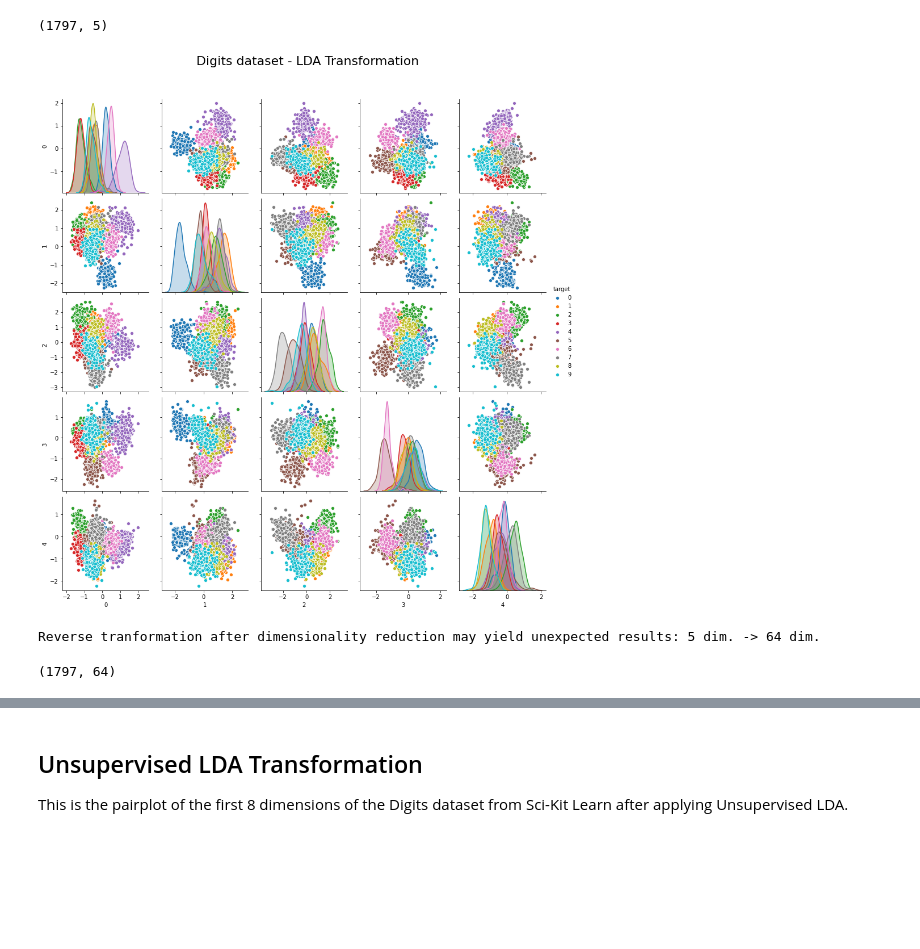
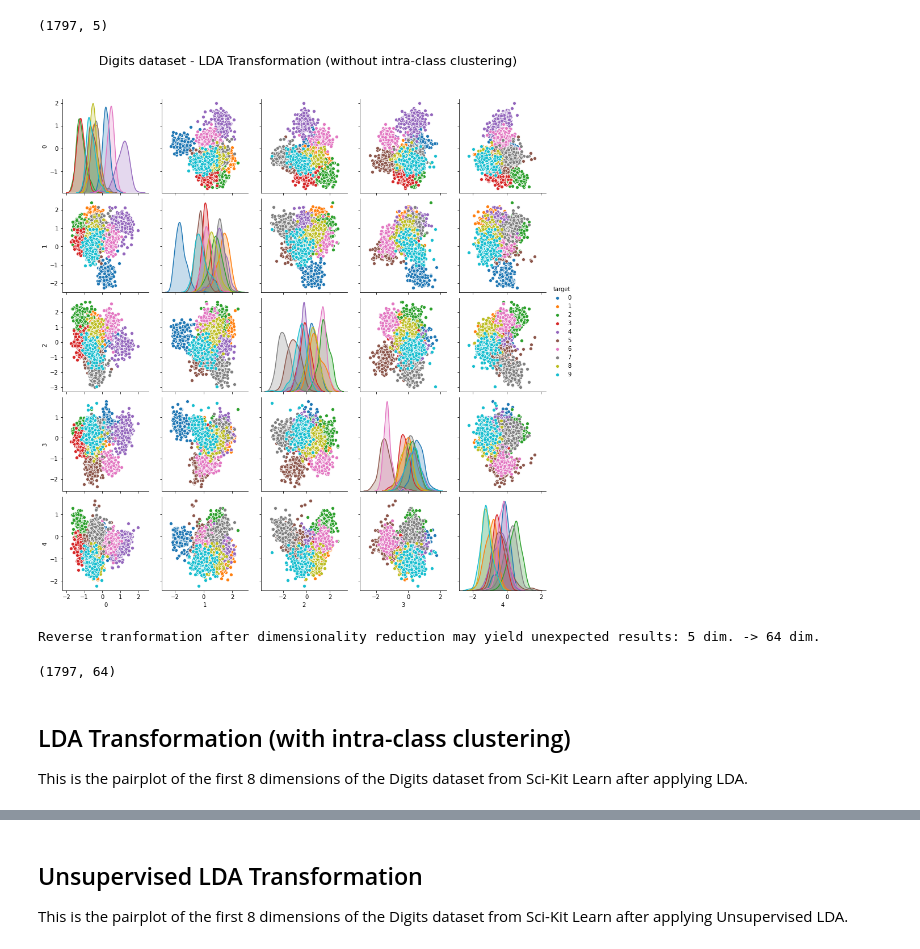
Before and after one commit to RECHE23/LinearDiscriminantAnalysis, a Jupyter notebook: Linear Discriminant Analysis - Demonstration (with dimensionality reduction).ipynb, the cells around one changed output, grey strips where cells are left out. Saved outputs shown, nothing was run; the diff lists cells and outputs as text; code cells hidden in the pictures; blank space fills up the shorter version.

```diff
--- a/Linear Discriminant Analysis - Demonstration (with dimensionality reduction).ipynb
+++ b/Linear Discriminant Analysis - Demonstration (with dimensionality reduction).ipynb
@@ -74,7 +76,7 @@ X_pca_inv.shape
 This is the pairplot of the first 8 dimensions of the Digits dataset from Sci-Kit Learn after applying LDA.
 # %%
 lda = LinearDiscriminantAnalysis(random_state=42, n_components=n_dimensions)
-X_lda = lda.fit_transform(X, y, verbose=True)
+X_lda = lda.fit_transform(X, y, class_clustering=False, verbose=True)
 
 X_lda.shape
 # %% [output]
@@ -99,8 +101,8 @@ Mu:
 # %%
 digits_lda = pd.DataFrame.from_records(X_lda[:, :8])
 digits_lda['target'] = y
 g = sns.pairplot(digits_lda, hue="target")
-g.fig.suptitle(f"Digits dataset - LDA Transformation", y=1.08, fontsize=22);
+g.fig.suptitle(f"Digits dataset - LDA Transformation (without intra-class clustering)", y=1.08, fontsize=22);
 # %% [output]
-[figure, old version]
+[figure, new version]
 # %%
@@ -110,3 +112,6 @@ X_lda_inv.shape
 # %% [output]
 Reverse tranformation after dimensionality reduction may yield unexpected results: 5 dim. -> 64 dim.
 (1797, 64)
+# %% [markdown]
+## LDA Transformation (with intra-class clustering)
+This is the pairplot of the first 8 dimensions of the Digits dataset from Sci-Kit Learn after applying LDA.
```
Also changed, not shown: parts of 24 cells of this notebook, 1 other file.
